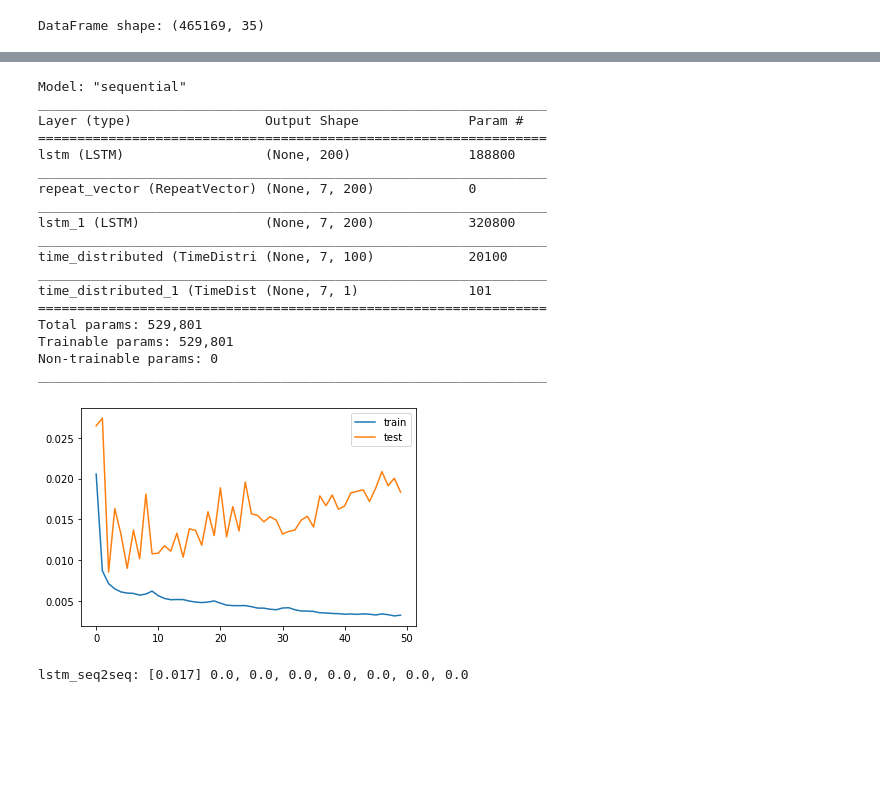
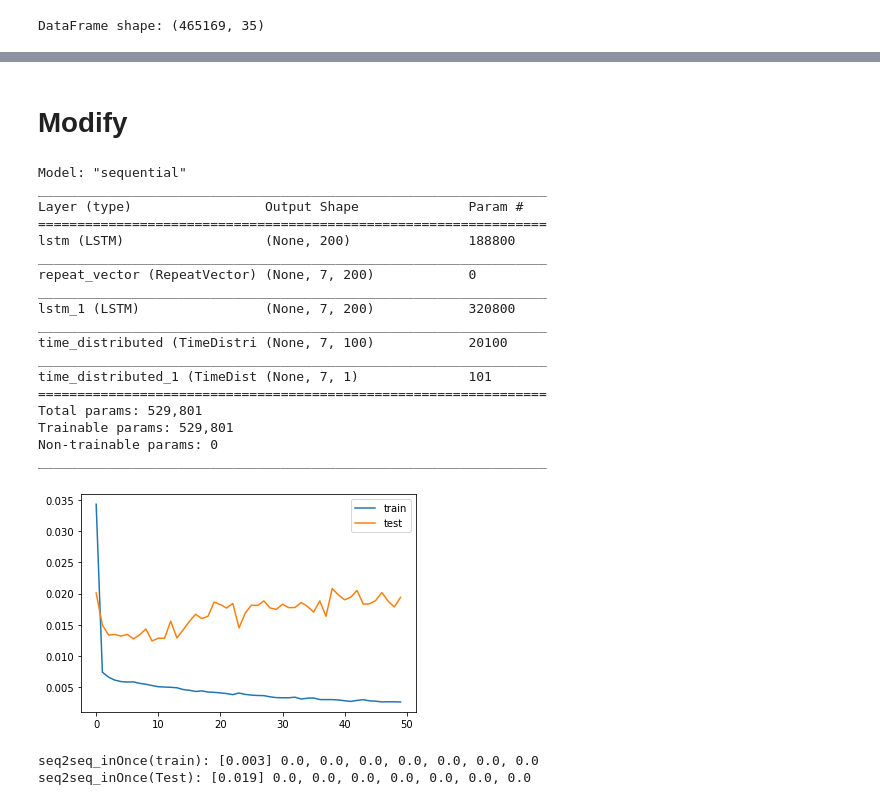
Before and after one commit to SB91ko/ChaoprayaRiver_WaterLV_prediction, a Jupyter notebook: Useful_Multivariate_LSTM_seq2seq_predict7Days.ipynb, the cells around one changed output, grey strips where cells are left out. Drawn from its saved outputs; the diff is of its cells as text; code cells hidden in the pictures; blank space fills up the shorter version.

```diff
--- a/Useful_Multivariate_LSTM_seq2seq_predict7Days.ipynb
+++ b/Useful_Multivariate_LSTM_seq2seq_predict7Days.ipynb
@@ -185,32 +184,12 @@ X_in = scale.fit_transform(X_in)
+# %%
+#SCALE
+scaler = MinMaxScaler()
+data[data.columns] = scaler.fit_transform(data[data.columns])
 # %%
 n_input = 14
 n_out = 7
+train, test = train_test(data.values,n_out=n_out)
 
-train, test = train_test(X_in,n_out=n_out)
-val_x, val_y = to_supervised(test, n_input)
-VALIDATION = (val_x,val_y)
-
-score, scores = evaluate_model(train, test, n_input)
-# summarize scores
-summarize_scores('lstm_seq2seq', score, scores)
+# score, scores = evaluate_model(train, test, n_input)
+# # summarize scores
+# summarize_scores('lstm_seq2seqtraintraintrain', score, scores)
-# %% [output]
-Model: "sequential"
-_________________________________________________________________
-Layer (type)                 Output Shape              Param #
-=================================================================
-lstm (LSTM)                  (None, 200)               188800
-_________________________________________________________________
-repeat_vector (RepeatVector) (None, 7, 200)            0
-_________________________________________________________________
-lstm_1 (LSTM)                (None, 7, 200)            320800
-_________________________________________________________________
-time_distributed (TimeDistri (None, 7, 100)            20100
-_________________________________________________________________
-time_distributed_1 (TimeDist (None, 7, 1)              101
-=================================================================
-Total params: 529,801
-Trainable params: 529,801
-Non-trainable params: 0
-_________________________________________________________________
-[figure, removed]
-lstm_seq2seq: [0.017] 0.0, 0.0, 0.0, 0.0, 0.0, 0.0, 0.0
@@ -218,0 +196,43 @@ lstm_seq2seq: [0.017] 0.0, 0.0, 0.0, 0.0, 0.0, 0.0, 0.0
+# %% [markdown]
+# Modify
+# %%
+train_x,train_y = to_supervised(train,n_input)
+val_x, val_y = to_supervised(test, n_input)
+VALIDATION = (val_x,val_y)
+
+model = build_model_seq2seq(train,n_input,VALIDATION)
+# %% [output]
+Model: "sequential"
+_________________________________________________________________
+Layer (type)                 Output Shape              Param #
+=================================================================
+lstm (LSTM)                  (None, 200)               188800
+_________________________________________________________________
+repeat_vector (RepeatVector) (None, 7, 200)            0
+_________________________________________________________________
+lstm_1 (LSTM)                (None, 7, 200)            320800
+_________________________________________________________________
+time_distributed (TimeDistri (None, 7, 100)            20100
+_________________________________________________________________
+time_distributed_1 (TimeDist (None, 7, 1)              101
+=================================================================
+Total params: 529,801
+Trainable params: 529,801
+Non-trainable params: 0
+_________________________________________________________________
+[figure, added]
+# %%
+# get prdict result as once
+trainPredict = model.predict(train_x)
+testPredict = model.predict(val_x)
+
+
+
+score, scores = evaluate_forecasts(train_y, trainPredict)
+Tscore, Tscores = evaluate_forecasts(val_y, testPredict)
+
+summarize_scores('seq2seq_inOnce(train)',score,scores)
+summarize_scores('seq2seq_inOnce(Test)',Tscore,Tscores)
+# %% [output]
+seq2seq_inOnce(train): [0.003] 0.0, 0.0, 0.0, 0.0, 0.0, 0.0, 0.0
+seq2seq_inOnce(Test): [0.019] 0.0, 0.0, 0.0, 0.0, 0.0, 0.0, 0.0
```
Also changed, not shown: parts of 11 cells of this notebook, 11 other files.
